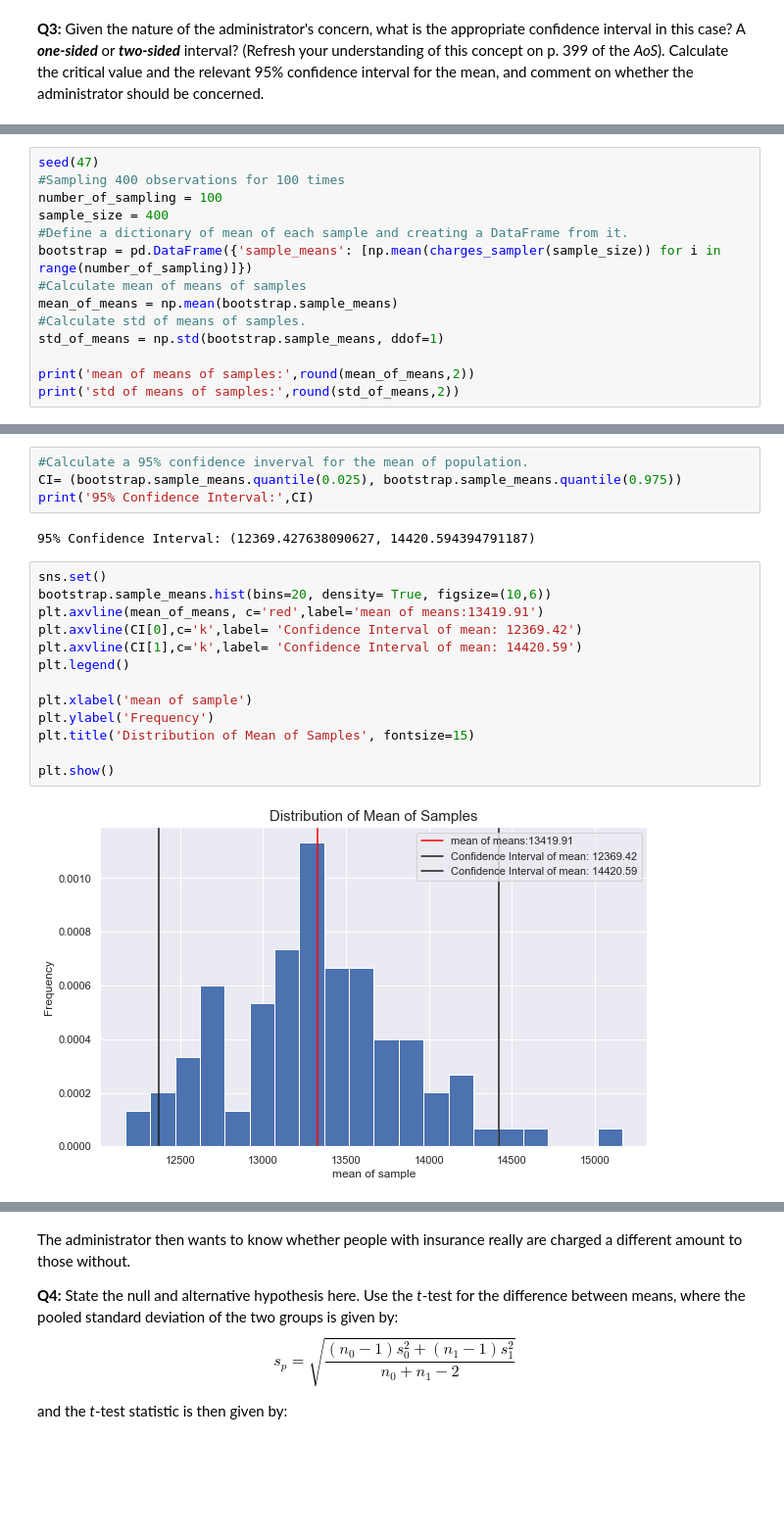
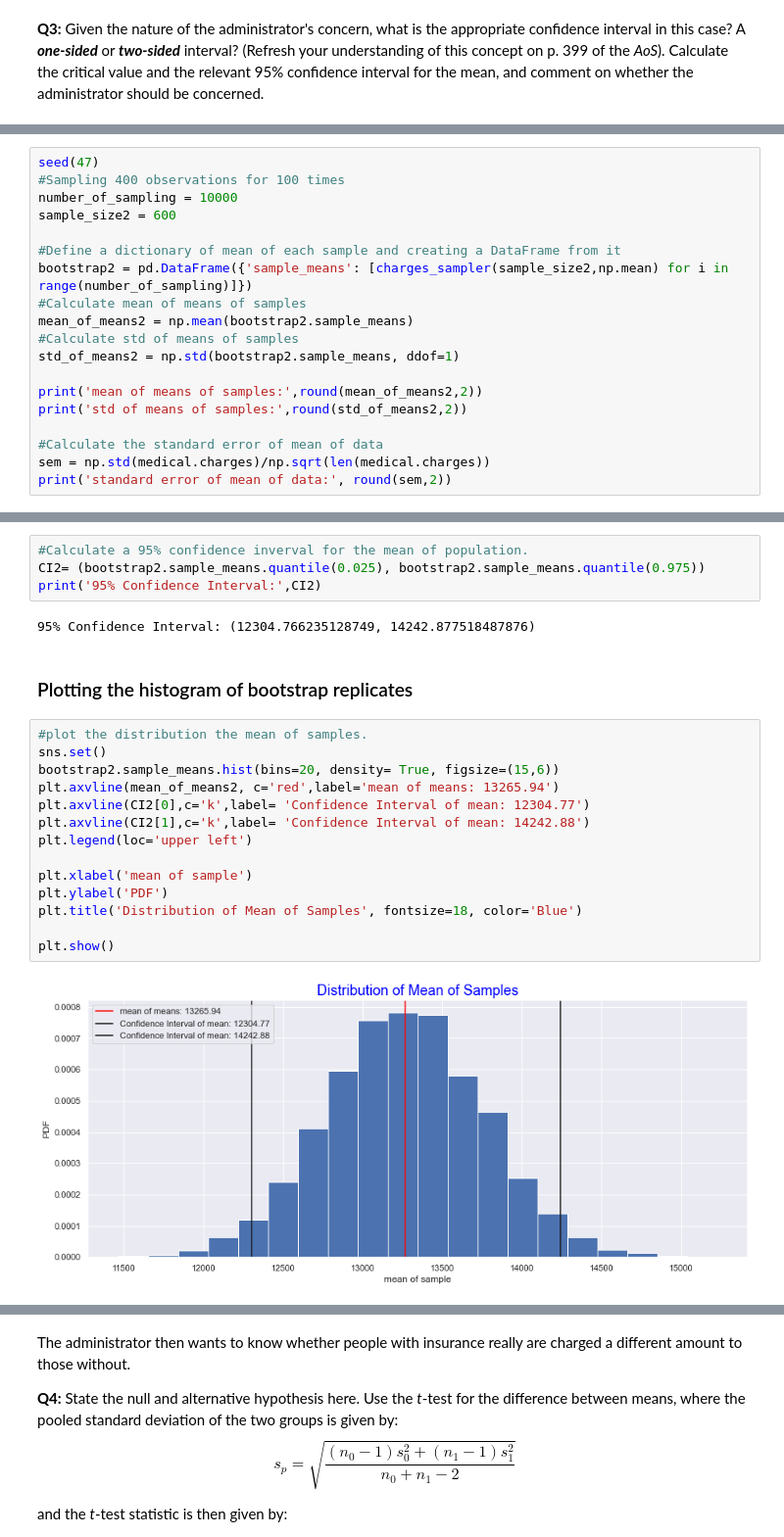
Before and after one commit to EnsiehBahrami/Mini-Projects, a Jupyter notebook: Frequentist-Inference/Frequentist Inference Case Study - Part B (2).ipynb, the cells around one changed output, grey strips where cells are left out. Shown at 98% size. Saved outputs shown, nothing was run; the diff lists cells and outputs as text; blank space fills up the shorter version.

Commit message:
Adding CI for bigger sample size

```diff
--- a/Frequentist-Inference/Frequentist Inference Case Study - Part B (2).ipynb
+++ b/Frequentist-Inference/Frequentist Inference Case Study - Part B (2).ipynb
@@ -100,15 +211,20 @@ def charges_sampler(n):
 # %%
 seed(47)
 #Sampling 400 observations for 100 times
-number_of_sampling = 100
-sample_size = 400
-#Define a dictionary of mean of each sample and creating a DataFrame from it.
-bootstrap = pd.DataFrame({'sample_means': [np.mean(charges_sampler(sample_size)) for i in range(number_of_sampling)]})
+number_of_sampling = 10000
+sample_size2 = 600
+
+#Define a dictionary of mean of each sample and creating a DataFrame from it
+bootstrap2 = pd.DataFrame({'sample_means': [charges_sampler(sample_size2,np.mean) for i in range(number_of_sampling)]})
 #Calculate mean of means of samples
-mean_of_means = np.mean(bootstrap.sample_means)
-#Calculate std of means of samples.
-std_of_means = np.std(bootstrap.sample_means, ddof=1)
+mean_of_means2 = np.mean(bootstrap2.sample_means)
+#Calculate std of means of samples
+std_of_means2 = np.std(bootstrap2.sample_means, ddof=1)
 
-print('mean of means of samples:',round(mean_of_means,2))
-print('std of means of samples:',round(std_of_means,2))
+print('mean of means of samples:',round(mean_of_means2,2))
+print('std of means of samples:',round(std_of_means2,2))
+
+#Calculate the standard error of mean of data
+sem = np.std(medical.charges)/np.sqrt(len(medical.charges))
+print('standard error of mean of data:', round(sem,2))
 # %% [output]
@@ -117,21 +236,24 @@ std of means of samples: 542.76
 # %%
 #Calculate a 95% confidence inverval for the mean of population.
-CI= (bootstrap.sample_means.quantile(0.025), bootstrap.sample_means.quantile(0.975))
-print('95% Confidence Interval:',CI)
+CI2= (bootstrap2.sample_means.quantile(0.025), bootstrap2.sample_means.quantile(0.975))
+print('95% Confidence Interval:',CI2)
 # %% [output]
-95% Confidence Interval: (12369.427638090627, 14420.594394791187)
+95% Confidence Interval: (12304.766235128749, 14242.877518487876)
+# %% [markdown]
+### Plotting the histogram of bootstrap replicates
 # %%
+#plot the distribution the mean of samples.
 sns.set()
-bootstrap.sample_means.hist(bins=20, density= True, figsize=(10,6))
-plt.axvline(mean_of_means, c='red',label='mean of means:13419.91')
-plt.axvline(CI[0],c='k',label= 'Confidence Interval of mean: 12369.42')
-plt.axvline(CI[1],c='k',label= 'Confidence Interval of mean: 14420.59')
-plt.legend()
+bootstrap2.sample_means.hist(bins=20, density= True, figsize=(15,6))
+plt.axvline(mean_of_means2, c='red',label='mean of means: 13265.94')
+plt.axvline(CI2[0],c='k',label= 'Confidence Interval of mean: 12304.77')
+plt.axvline(CI2[1],c='k',label= 'Confidence Interval of mean: 14242.88')
+plt.legend(loc='upper left')
 
 plt.xlabel('mean of sample')
-plt.ylabel('Frequency')
-plt.title('Distribution of Mean of Samples', fontsize=15)
+plt.ylabel('PDF')
+plt.title('Distribution of Mean of Samples', fontsize=18, color='Blue')
 
 plt.show()
 # %% [output]
-[figure, old version]
+[figure, new version]
```
Also changed, not shown: parts of 27 cells of this notebook.
